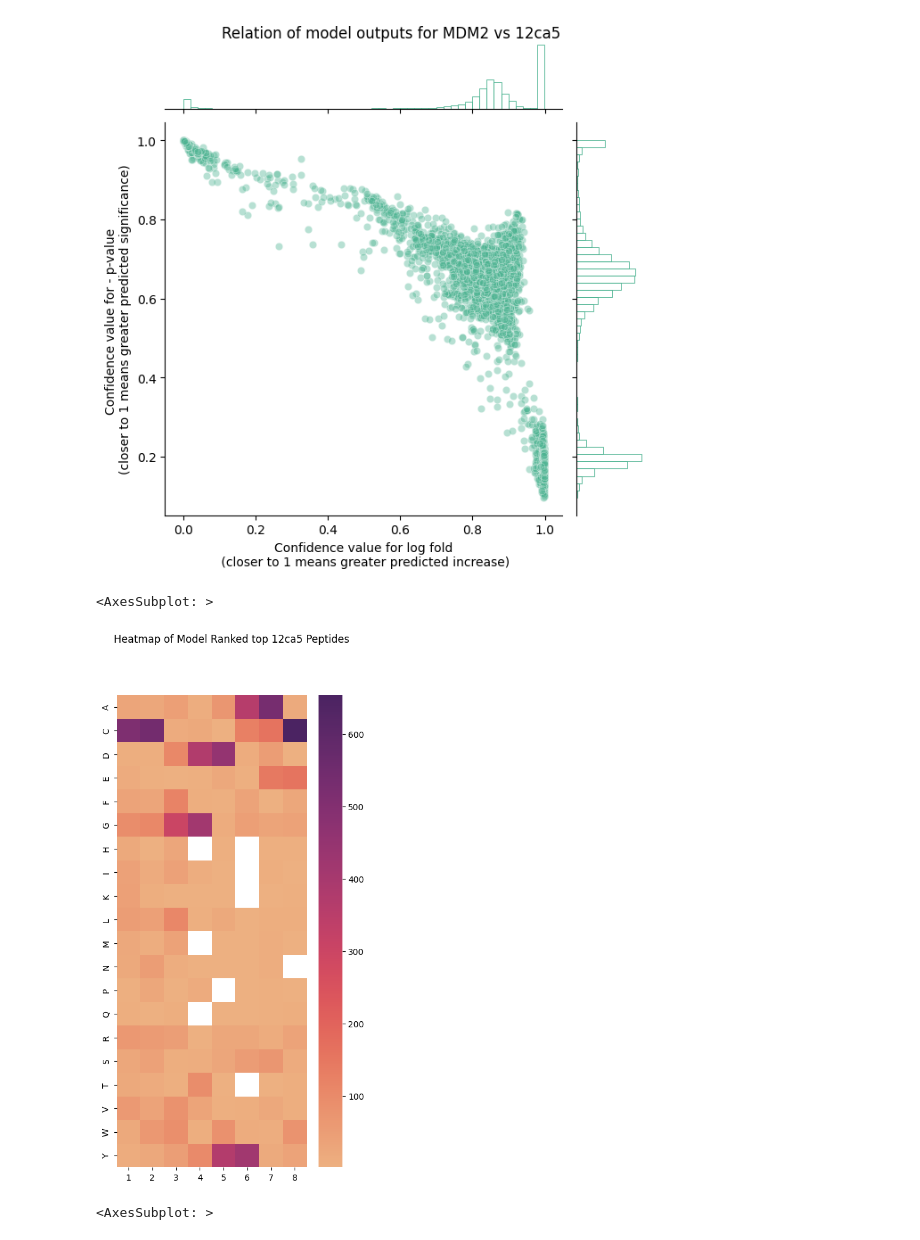
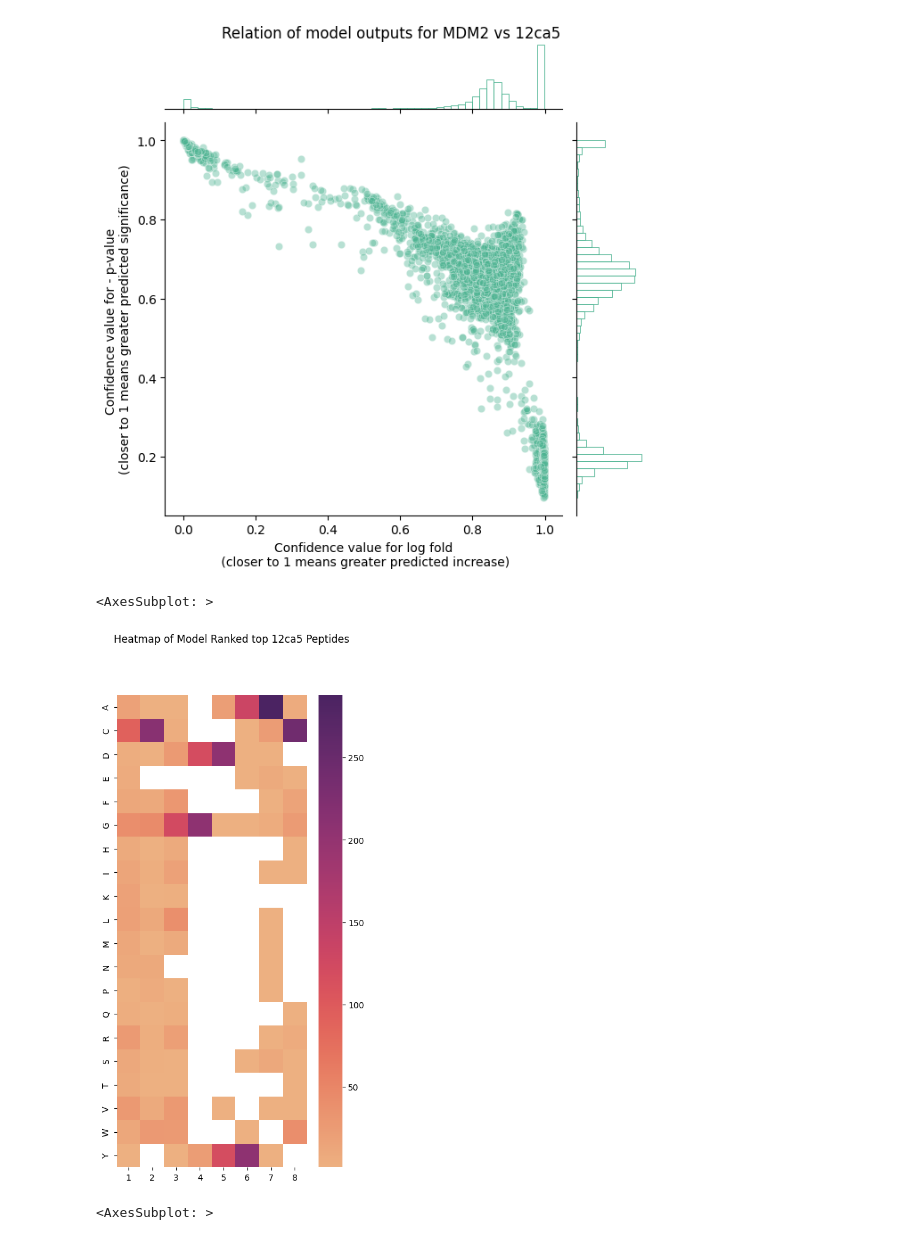
Before and after one commit to YitongTseo/ml_phage_display, a Jupyter notebook: F2_heat_maps.ipynb, the cells around one changed output. Cells and saved outputs as stored; diff of their text form; code cells hidden in the pictures.

Commit message:
Tweaks to hit rate analysis and preprocessing. trying to get the figures to look nice
As title

```diff
--- a/F2_heat_maps.ipynb
+++ b/F2_heat_maps.ipynb
@@ -370,15 +369,15 @@ show_volcano(
 # %%
 from analysis.hit_rate_analysis import sort_peptides_by_model_ranking
 
 sorted_ca5_peptides = sort_peptides_by_model_ranking(
     peptides, ca5_model(X)
 )
 heatmap.generate_heatmap(
-    sorted_ca5_peptides[:1800], title="Heatmap of Model Ranked top 12ca5 Peptides"
+    sorted_ca5_peptides[:500], title="Heatmap of Model Ranked top 12ca5 Peptides"
 )
 # %% [output]
 <AxesSubplot: >
-[figure, old version]
+[figure, new version]
 # %%
 from analysis.hit_rate_analysis import sort_peptides_by_model_ranking
 
```
Also changed, not shown: parts of 5 cells of this notebook, 11 other files.
